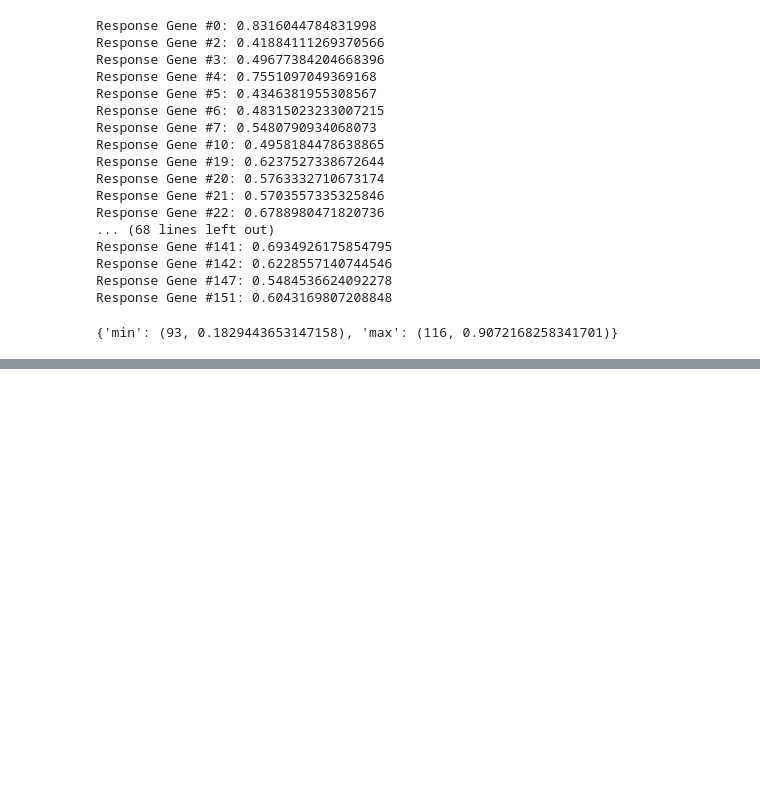
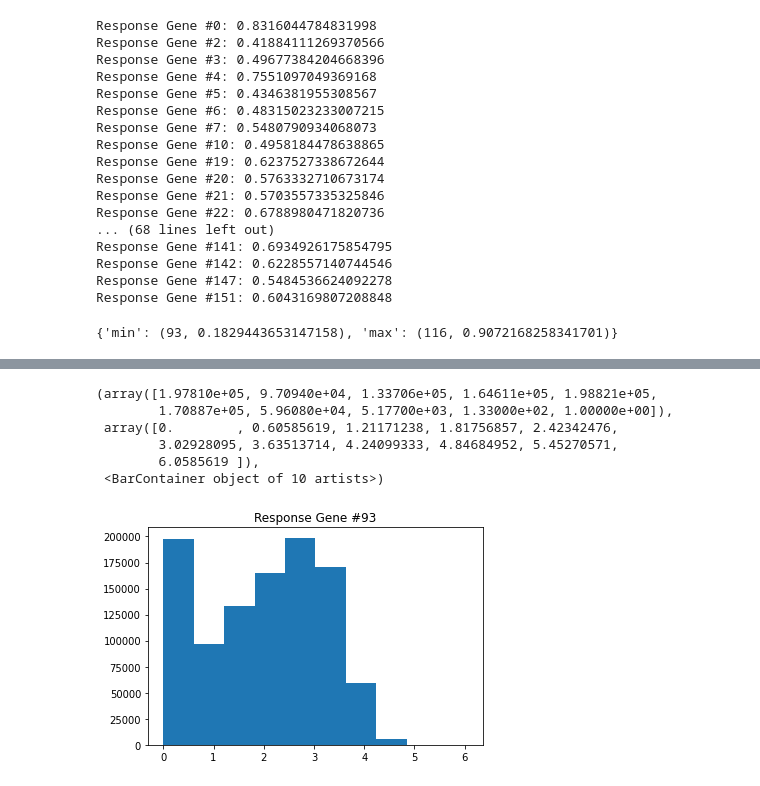
Before and after one commit to prob-ml/spice, a Jupyter notebook: examples/response_gene_distribution.ipynb, the cells around one changed output, grey strips where cells are left out. Drawn from its saved outputs; the diff is of its cells as text; code cells hidden in the pictures; blank space fills up the shorter version.

Commit message:
Rk/reproduce (#120)
* updated splitting, testing, and response hiding

* minor updates

* reproduce

Co-authored-by: Roman Daniel Kouznetsov <roko@deeplearning-01.stat.lsa.umich.edu>

```diff
--- a/examples/response_gene_distribution.ipynb
+++ b/examples/response_gene_distribution.ipynb
@@ -134,0 +132,12 @@ tensor([4, 4])
+# %%
+plt.figure()
+plt.title(f"Response Gene #{93}")
+plt.hist(np.log1p(data.iloc[:, 93]), bins=10)
+# %% [output]
+(array([1.97810e+05, 9.70940e+04, 1.33706e+05, 1.64611e+05, 1.98821e+05,
+        1.70887e+05, 5.96080e+04, 5.17700e+03, 1.33000e+02, 1.00000e+00]),
+ array([0.        , 0.60585619, 1.21171238, 1.81756857, 2.42342476,
+        3.02928095, 3.63513714, 4.24099333, 4.84684952, 5.45270571,
+        6.0585619 ]),
+ <BarContainer object of 10 artists>)
+[figure, added]
```
Also changed, not shown: parts of 10 cells of this notebook, 15 other files.
